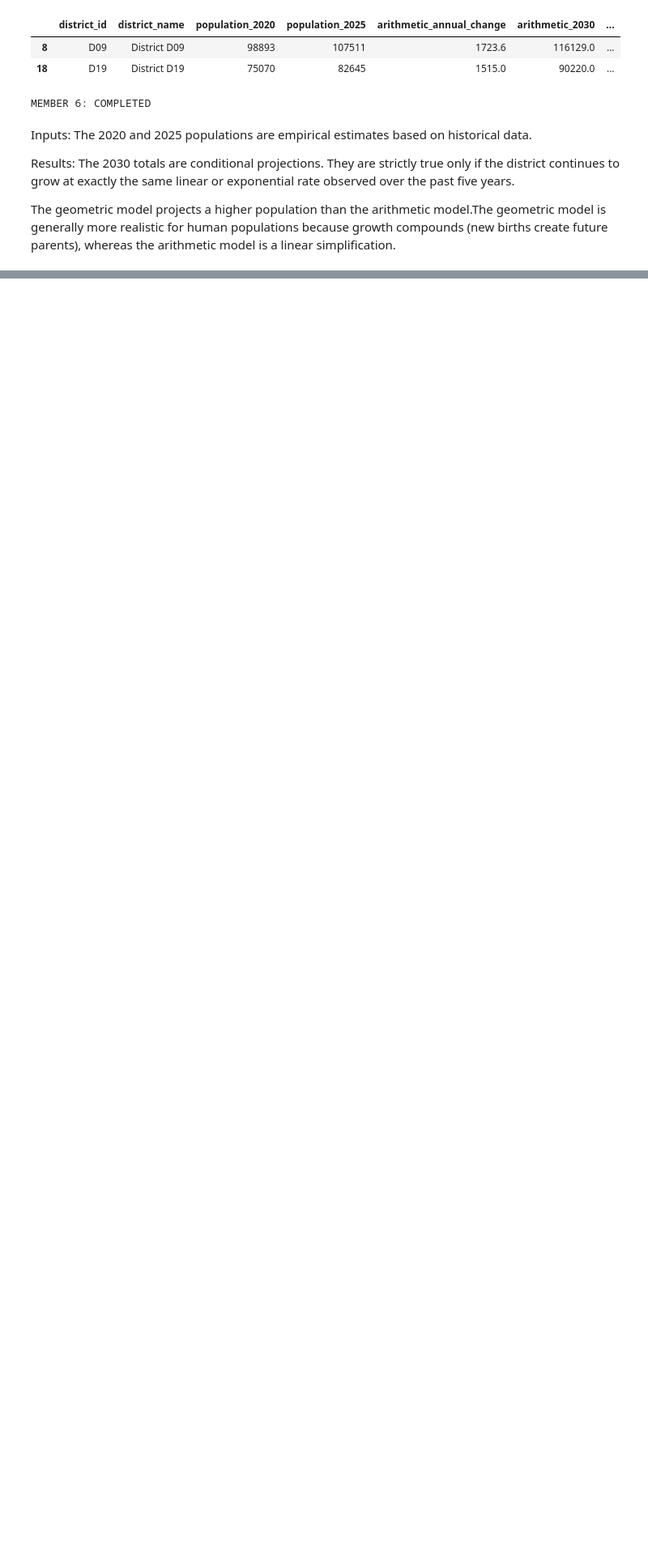
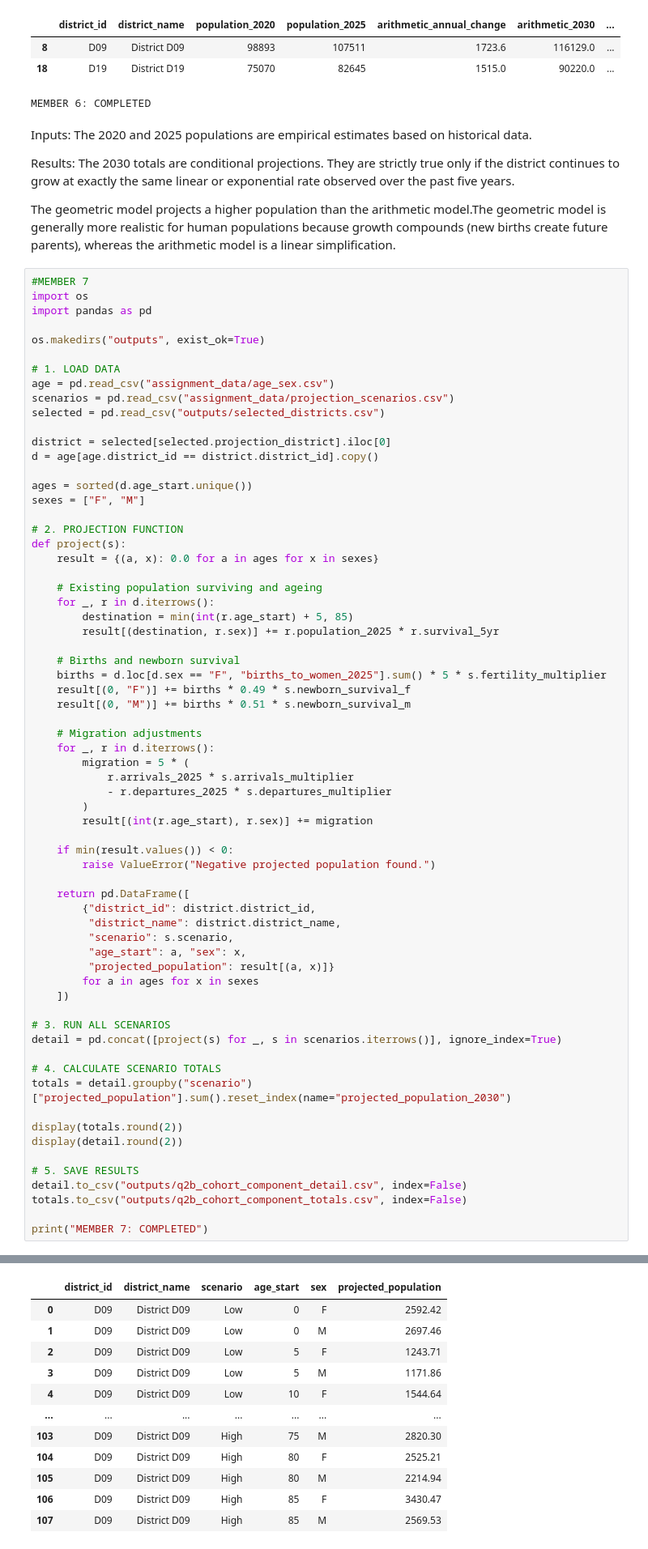
Before and after one commit to lincoln-bot/Assignment-2-HASTS206-GROUP-6, a Jupyter notebook: assignment2_demographic_analysis.ipynb, the cells around one changed output, grey strips where cells are left out. Shown at 81% size. Drawn from its saved outputs; the diff is of its cells as text; blank space fills up the shorter version.

```diff
--- a/assignment2_demographic_analysis.ipynb
+++ b/assignment2_demographic_analysis.ipynb
@@ -587,3 +587,70 @@ Inputs: The 2020 and 2025 populations are empirical estimates based on historica
 Results: The 2030 totals are conditional projections. They are strictly true only if the district continues to grow at exactly the same linear or exponential rate observed over the past five years.
 
 The geometric model projects a higher population than the arithmetic model.The geometric model is generally more realistic for human populations because growth compounds (new births create future parents), whereas the arithmetic model is a linear simplification.
+# %%
+#MEMBER 7
+import os
+import pandas as pd
+
+os.makedirs("outputs", exist_ok=True)
+
+# 1. LOAD DATA
+age = pd.read_csv("assignment_data/age_sex.csv")
+scenarios = pd.read_csv("assignment_data/projection_scenarios.csv")
+selected = pd.read_csv("outputs/selected_districts.csv")
+
+district = selected[selected.projection_district].iloc[0]
+d = age[age.district_id == district.district_id].copy()
+
+ages = sorted(d.age_start.unique())
+sexes = ["F", "M"]
+
+# 2. PROJECTION FUNCTION
+def project(s):
+    result = {(a, x): 0.0 for a in ages for x in sexes}
+
+    # Existing population surviving and ageing
+    for _, r in d.iterrows():
+        destination = min(int(r.age_start) + 5, 85)
+        result[(destination, r.sex)] += r.population_2025 * r.survival_5yr
+
+    # Births and newborn survival
+    births = d.loc[d.sex == "F", "births_to_women_2025"].sum() * 5 * s.fertility_multiplier
+    result[(0, "F")] += births * 0.49 * s.newborn_survival_f
+    result[(0, "M")] += births * 0.51 * s.newborn_survival_m
+
+    # Migration adjustments
+    for _, r in d.iterrows():
+        migration = 5 * (
+            r.arrivals_2025 * s.arrivals_multiplier
+            - r.departures_2025 * s.departures_multiplier
+        )
+        result[(int(r.age_start), r.sex)] += migration
+
+    if min(result.values()) < 0:
+        raise ValueError("Negative projected population found.")
+
+    return pd.DataFrame([
+        {"district_id": district.district_id,
+         "district_name": district.district_name,
+         "scenario": s.scenario,
+         "age_start": a, "sex": x,
+         "projected_population": result[(a, x)]}
+        for a in ages for x in sexes
+    ])
+
+# 3. RUN ALL SCENARIOS
+detail = pd.concat([project(s) for _, s in scenarios.iterrows()], ignore_index=True)
+
+# 4. CALCULATE SCENARIO TOTALS
+totals = detail.groupby("scenario")["projected_population"].sum().reset_index(name="projected_population_2030")
+
+display(totals.round(2))
+display(detail.round(2))
+
+# 5. SAVE RESULTS
+detail.to_csv("outputs/q2b_cohort_component_detail.csv", index=False)
+totals.to_csv("outputs/q2b_cohort_component_totals.csv", index=False)
+
+print("MEMBER 7: COMPLETED")
+# %% [output]
@@ -589,0 +661,12 @@ The geometric model projects a higher population than the arithmetic model.The g
+|  | district_id | district_name | scenario | age_start | sex | projected_population |
+| 0 | D09 | District D09 | Low | 0 | F | 2592.42 |
+| 1 | D09 | District D09 | Low | 0 | M | 2697.46 |
+| 2 | D09 | District D09 | Low | 5 | F | 1243.71 |
+| 3 | D09 | District D09 | Low | 5 | M | 1171.86 |
+| 4 | D09 | District D09 | Low | 10 | F | 1544.64 |
+| ... | ... | ... | ... | ... | ... | ... |
+| 103 | D09 | District D09 | High | 75 | M | 2820.30 |
+| 104 | D09 | District D09 | High | 80 | F | 2525.21 |
+| 105 | D09 | District D09 | High | 80 | M | 2214.94 |
+| 106 | D09 | District D09 | High | 85 | F | 3430.47 |
+| 107 | D09 | District D09 | High | 85 | M | 2569.53 |
```
Also changed, not shown: parts of 7 cells of this notebook.
